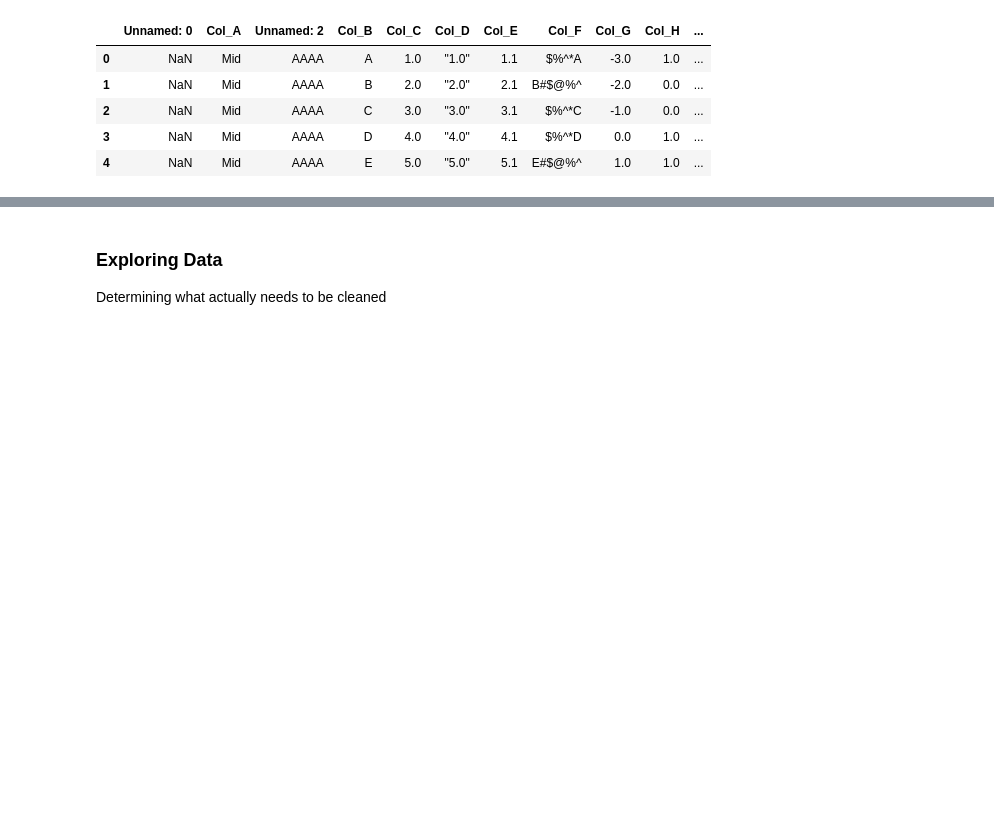
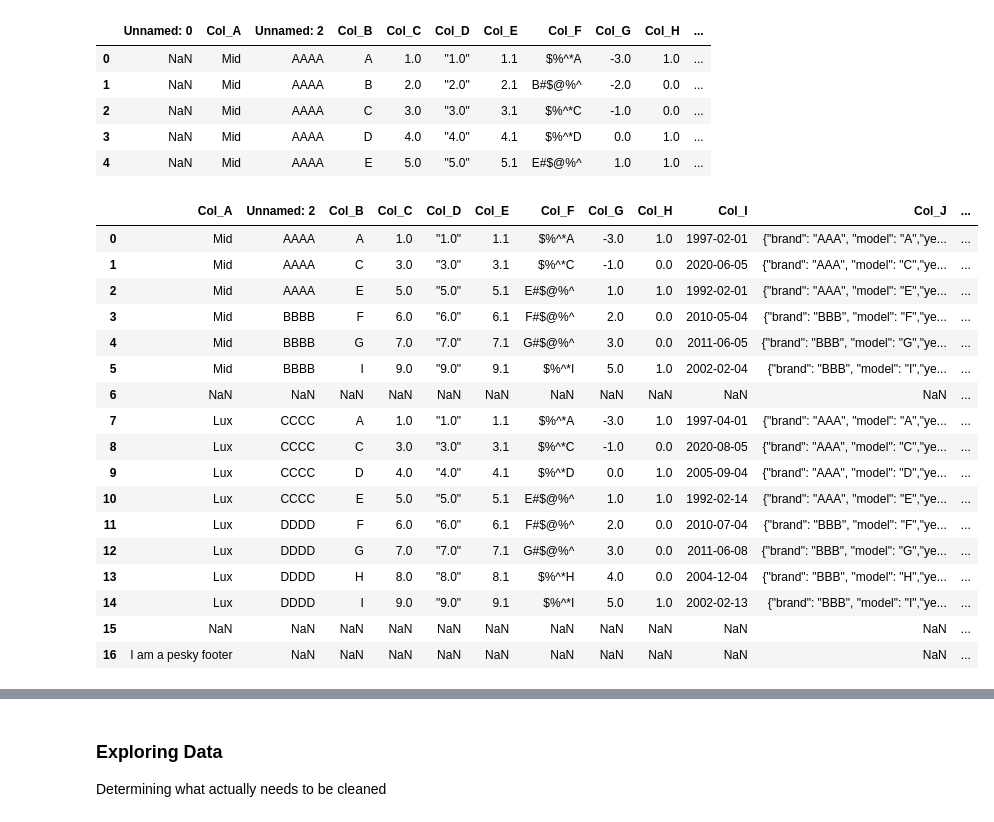
Before and after one commit to Ryan-Ashton/Exploratory_Data_Analysis, a Jupyter notebook: Data Cleaning Personal Cheat Sheet.ipynb, the cells around one changed output, grey strips where cells are left out. Cells and saved outputs as stored; diff of their text form; code cells hidden in the pictures; blank space fills up the shorter version.

```diff
--- a/Data Cleaning Personal Cheat Sheet.ipynb
+++ b/Data Cleaning Personal Cheat Sheet.ipynb
@@ -117,0 +100,26 @@ df = messy_data
+# %%
+# Skip rows at specific points when importing data - in this case we take out rows 2,4,8,12
+
+messy_data.to_csv("messy_data.csv")
+
+df_csv = pd.read_csv('messy_data.csv', encoding='latin-1', skiprows=[2,4,8,12]).drop(['Unnamed: 0','Unnamed: 0.1'] , axis=1)
+df_csv
+# %% [output]
+|  | Col_A | Unnamed: 2 | Col_B | Col_C | Col_D | Col_E | Col_F | Col_G | Col_H | Col_I | Col_J | ... |
+| 0 | Mid | AAAA | A | 1.0 | "1.0" | 1.1 | $%^*A | -3.0 | 1.0 | 1997-02-01 | {"brand": "AAA", "model": "A","ye... | ... |
+| 1 | Mid | AAAA | C | 3.0 | "3.0" | 3.1 | $%^*C | -1.0 | 0.0 | 2020-06-05 | {"brand": "AAA", "model": "C","ye... | ... |
+| 2 | Mid | AAAA | E | 5.0 | "5.0" | 5.1 | E#$@%^ | 1.0 | 1.0 | 1992-02-01 | {"brand": "AAA", "model": "E","ye... | ... |
+| 3 | Mid | BBBB | F | 6.0 | "6.0" | 6.1 | F#$@%^ | 2.0 | 0.0 | 2010-05-04 | {"brand": "BBB", "model": "F","ye... | ... |
+| 4 | Mid | BBBB | G | 7.0 | "7.0" | 7.1 | G#$@%^ | 3.0 | 0.0 | 2011-06-05 | {"brand": "BBB", "model": "G","ye... | ... |
+| 5 | Mid | BBBB | I | 9.0 | "9.0" | 9.1 | $%^*I | 5.0 | 1.0 | 2002-02-04 | {"brand": "BBB", "model": "I","ye... | ... |
+| 6 | NaN | NaN | NaN | NaN | NaN | NaN | NaN | NaN | NaN | NaN | NaN | ... |
+| 7 | Lux | CCCC | A | 1.0 | "1.0" | 1.1 | $%^*A | -3.0 | 1.0 | 1997-04-01 | {"brand": "AAA", "model": "A","ye... | ... |
+| 8 | Lux | CCCC | C | 3.0 | "3.0" | 3.1 | $%^*C | -1.0 | 0.0 | 2020-08-05 | {"brand": "AAA", "model": "C","ye... | ... |
+| 9 | Lux | CCCC | D | 4.0 | "4.0" | 4.1 | $%^*D | 0.0 | 1.0 | 2005-09-04 | {"brand": "AAA", "model": "D","ye... | ... |
+| 10 | Lux | CCCC | E | 5.0 | "5.0" | 5.1 | E#$@%^ | 1.0 | 1.0 | 1992-02-14 | {"brand": "AAA", "model": "E","ye... | ... |
+| 11 | Lux | DDDD | F | 6.0 | "6.0" | 6.1 | F#$@%^ | 2.0 | 0.0 | 2010-07-04 | {"brand": "BBB", "model": "F","ye... | ... |
+| 12 | Lux | DDDD | G | 7.0 | "7.0" | 7.1 | G#$@%^ | 3.0 | 0.0 | 2011-06-08 | {"brand": "BBB", "model": "G","ye... | ... |
+| 13 | Lux | DDDD | H | 8.0 | "8.0" | 8.1 | $%^*H | 4.0 | 0.0 | 2004-12-04 | {"brand": "BBB", "model": "H","ye... | ... |
+| 14 | Lux | DDDD | I | 9.0 | "9.0" | 9.1 | $%^*I | 5.0 | 1.0 | 2002-02-13 | {"brand": "BBB", "model": "I","ye... | ... |
+| 15 | NaN | NaN | NaN | NaN | NaN | NaN | NaN | NaN | NaN | NaN | NaN | ... |
+| 16 | I am a pesky footer | NaN | NaN | NaN | NaN | NaN | NaN | NaN | NaN | NaN | NaN | ... |
```
Also changed, not shown: parts of 21 cells of this notebook.
